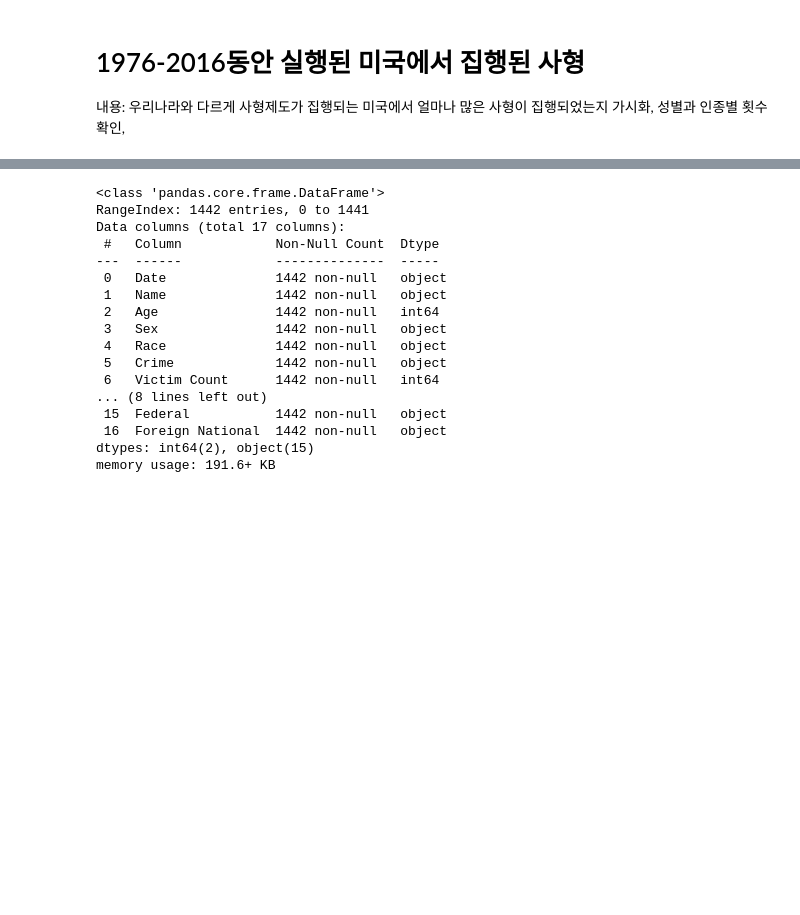
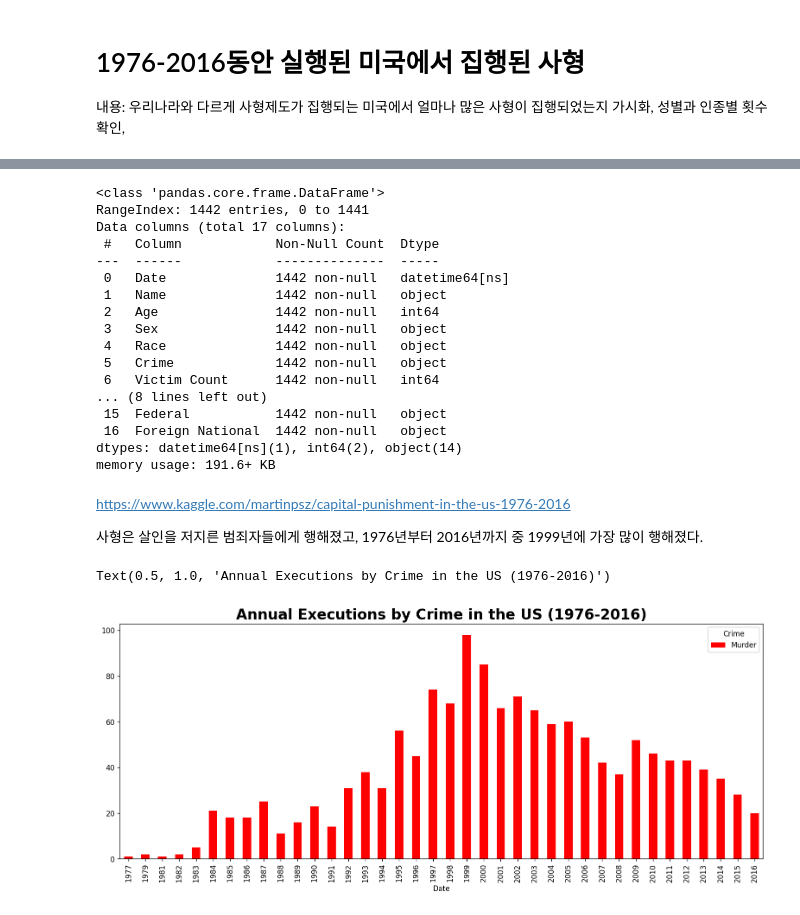
Before and after one commit to leonarde69/DAP__, a Jupyter notebook: deathpenalty.ipynb, the cells around one changed output, grey strips where cells are left out. Saved outputs shown, nothing was run; the diff lists cells and outputs as text; code cells hidden in the pictures; blank space fills up the shorter version.

```diff
--- a/deathpenalty.ipynb
+++ b/deathpenalty.ipynb
@@ -42,4 +44,3 @@ Archive:  execution-database.zip
   inflating: database.csv
 # %%
-data = pd.read_csv("database.csv", dtype={"State": str})
-data.head()
+data = pd.read_csv("database.csv", parse_dates=['Date'])
@@ -58,7 +52,7 @@ RangeIndex: 1442 entries, 0 to 1441
 Data columns (total 17 columns):
  #   Column            Non-Null Count  Dtype
 ---  ------            --------------  -----
- 0   Date              1442 non-null   object
+ 0   Date              1442 non-null   datetime64[ns]
  1   Name              1442 non-null   object
  2   Age               1442 non-null   int64
  3   Sex               1442 non-null   object
@@ -68,5 +62,18 @@ Data columns (total 17 columns):
 ... (8 lines left out)
  15  Federal           1442 non-null   object
  16  Foreign National  1442 non-null   object
-dtypes: int64(2), object(15)
+dtypes: datetime64[ns](1), int64(2), object(14)
 memory usage: 191.6+ KB
+# %% [markdown]
+https://www.kaggle.com/martinpsz/capital-punishment-in-the-us-1976-2016
+
+사형은 살인을 저지른 범죄자들에게 행해졌고, 1976년부터 2016년까지 중 1999년에 가장 많이 행해졌다.
+# %%
+from datetime import date
+f, ax = plt.subplots(figsize=(16,6))
+pd.pivot_table(data, index=[data.Date.dt.year, data.Crime], aggfunc="size").unstack(
+                                            level=1).plot(kind='bar', stacked=True, ax=ax, color='Red')
+ax.set_title("Annual Executions by Crime in the US (1976-2016)", fontweight='bold', fontsize=20)
+# %% [output]
+Text(0.5, 1.0, 'Annual Executions by Crime in the US (1976-2016)')
+[figure, added]
```
Also changed, not shown: parts of 10 cells of this notebook.
